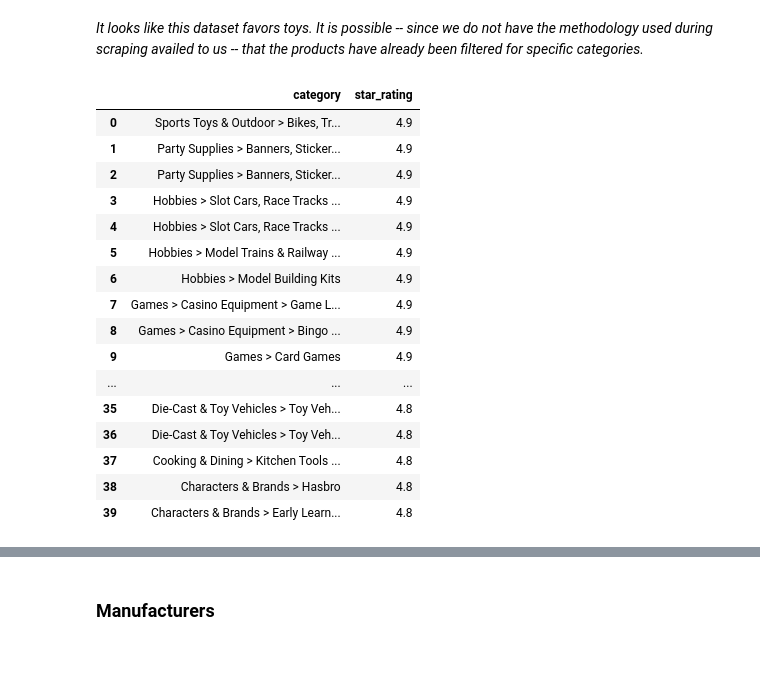
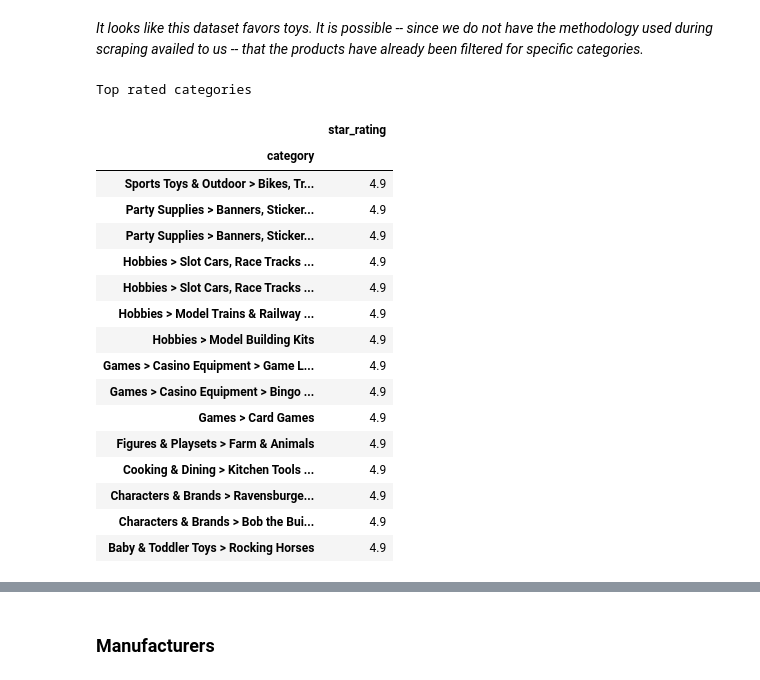
Before and after one commit to cotica/capstone, a Jupyter notebook: code/Amazon-order-history-EDA.ipynb, the cells around one changed output, grey strips where cells are left out. Drawn from its saved outputs; the diff is of its cells as text; code cells hidden in the pictures.

```diff
--- a/code/Amazon-order-history-EDA.ipynb
+++ b/code/Amazon-order-history-EDA.ipynb
@@ -466,32 +468,35 @@ _It looks like this dataset favors toys. It is possible -- since we do not have
 # %%
 #Do certain categories rank higher than others?
 q = """
     SELECT DISTINCT amazon_category_and_sub_category AS category,
         average_review_rating AS star_rating
            FROM df
            WHERE star_rating <> 0
            GROUP BY category
            ORDER BY star_rating DESC
 
 """
 
 rating_by_cat = pd.DataFrame(pysqldf(q))
-rating_by_cat[:40]
+
+print('Top rated categories')
+rating_by_cat.set_index('category')[:15]
 # %% [output]
+Top rated categories
-|  | category | star_rating |
-| 0 | Sports Toys & Outdoor > Bikes, Tr... | 4.9 |
-| 1 | Party Supplies > Banners, Sticker... | 4.9 |
-| 2 | Party Supplies > Banners, Sticker... | 4.9 |
-| 3 | Hobbies > Slot Cars, Race Tracks ... | 4.9 |
-| 4 | Hobbies > Slot Cars, Race Tracks ... | 4.9 |
-| 5 | Hobbies > Model Trains & Railway ... | 4.9 |
-| 6 | Hobbies > Model Building Kits | 4.9 |
-| 7 | Games > Casino Equipment > Game L... | 4.9 |
-| 8 | Games > Casino Equipment > Bingo ... | 4.9 |
-| 9 | Games > Card Games | 4.9 |
-| ... | ... | ... |
-| 35 | Die-Cast & Toy Vehicles > Toy Veh... | 4.8 |
-| 36 | Die-Cast & Toy Vehicles > Toy Veh... | 4.8 |
-| 37 | Cooking & Dining > Kitchen Tools ... | 4.8 |
-| 38 | Characters & Brands > Hasbro | 4.8 |
-| 39 | Characters & Brands > Early Learn... | 4.8 |
+|  | star_rating |
+| category |  |
+| Sports Toys & Outdoor > Bikes, Tr... | 4.9 |
+| Party Supplies > Banners, Sticker... | 4.9 |
+| Party Supplies > Banners, Sticker... | 4.9 |
+| Hobbies > Slot Cars, Race Tracks ... | 4.9 |
+| Hobbies > Slot Cars, Race Tracks ... | 4.9 |
+| Hobbies > Model Trains & Railway ... | 4.9 |
+| Hobbies > Model Building Kits | 4.9 |
+| Games > Casino Equipment > Game L... | 4.9 |
+| Games > Casino Equipment > Bingo ... | 4.9 |
+| Games > Card Games | 4.9 |
+| Figures & Playsets > Farm & Animals | 4.9 |
+| Cooking & Dining > Kitchen Tools ... | 4.9 |
+| Characters & Brands > Ravensburge... | 4.9 |
+| Characters & Brands > Bob the Bui... | 4.9 |
+| Baby & Toddler Toys > Rocking Horses | 4.9 |
```
Also changed, not shown: parts of 5 cells of this notebook, 1 other file.
